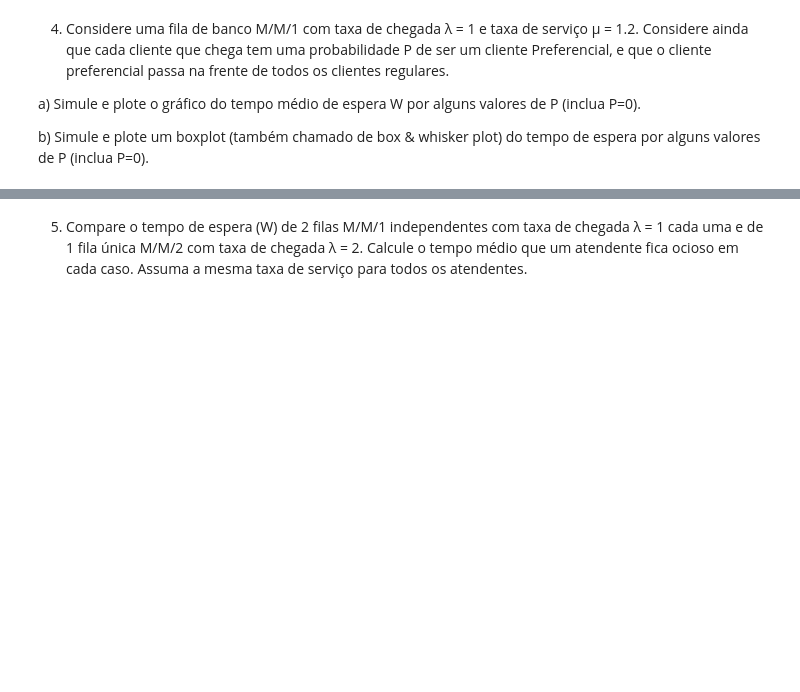
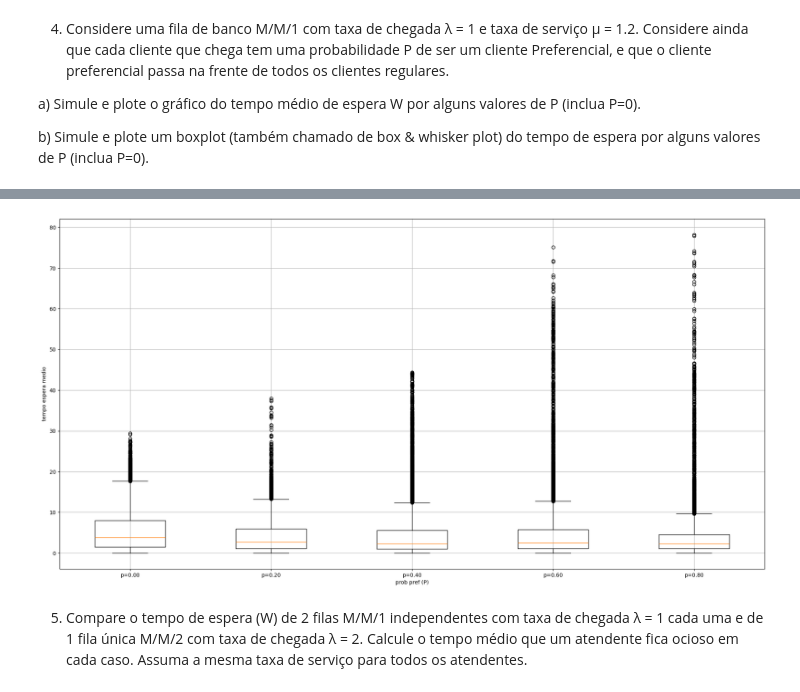
Before and after one commit to gventino/ModSimPractices, a Jupyter notebook: P2/P2.ipynb, the cells around one changed output, grey strips where cells are left out. Cells and saved outputs as stored; diff of their text form; code cells hidden in the pictures; blank space fills up the shorter version.

```diff
--- a/P2/P2.ipynb
+++ b/P2/P2.ipynb
@@ -171,3 +455,26 @@ espera por alguns valores de P (inclua P=0).
+# %%
+# B)
+# diminui o tanto de p pra ficar melhor o plot
+ps = np.arange(0,1,0.2)
+lista_medias_esperas = []
+todos_tempos = []
+
+for p in ps:
+    medias_esperas, tempos = banco(p)
+    lista_medias_esperas.append(medias_esperas)
+    todos_tempos.append(tempos)
+
+tempos_por_p = []
+for tempos in todos_tempos:
+    tempos_por_p.append([t[0] for t in tempos])
+
+plt.figure(figsize=(24, 12))
+plt.boxplot(tempos_por_p, labels=[f'p={p:.2f}' for p in ps])
+plt.xlabel('prob pref (P)')
+plt.ylabel('tempo espera medio')
+plt.grid()
+# %% [output]
+[figure, added]
 # %% [markdown]
 5) Compare o tempo de espera (W) de 2 filas M/M/1 independentes com taxa de chegada λ = 1
 cada uma e de 1 fila única M/M/2 com taxa de chegada λ = 2. Calcule o tempo médio que um
```
Also changed, not shown: parts of 16 cells of this notebook.
